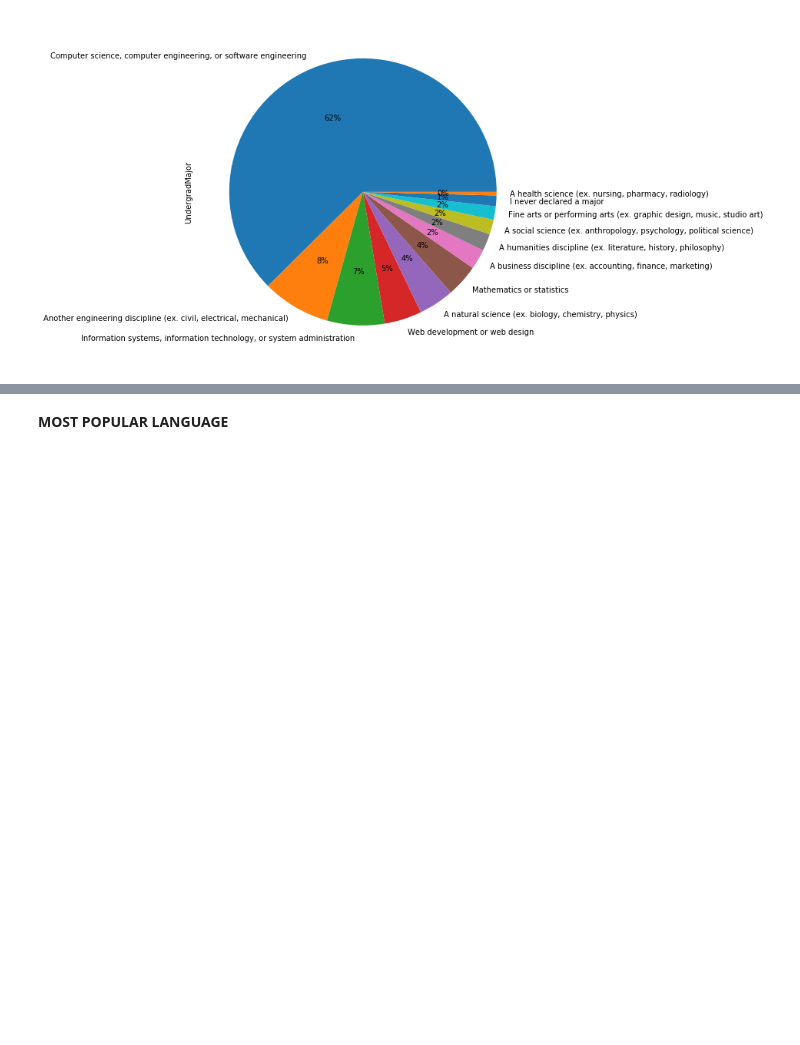
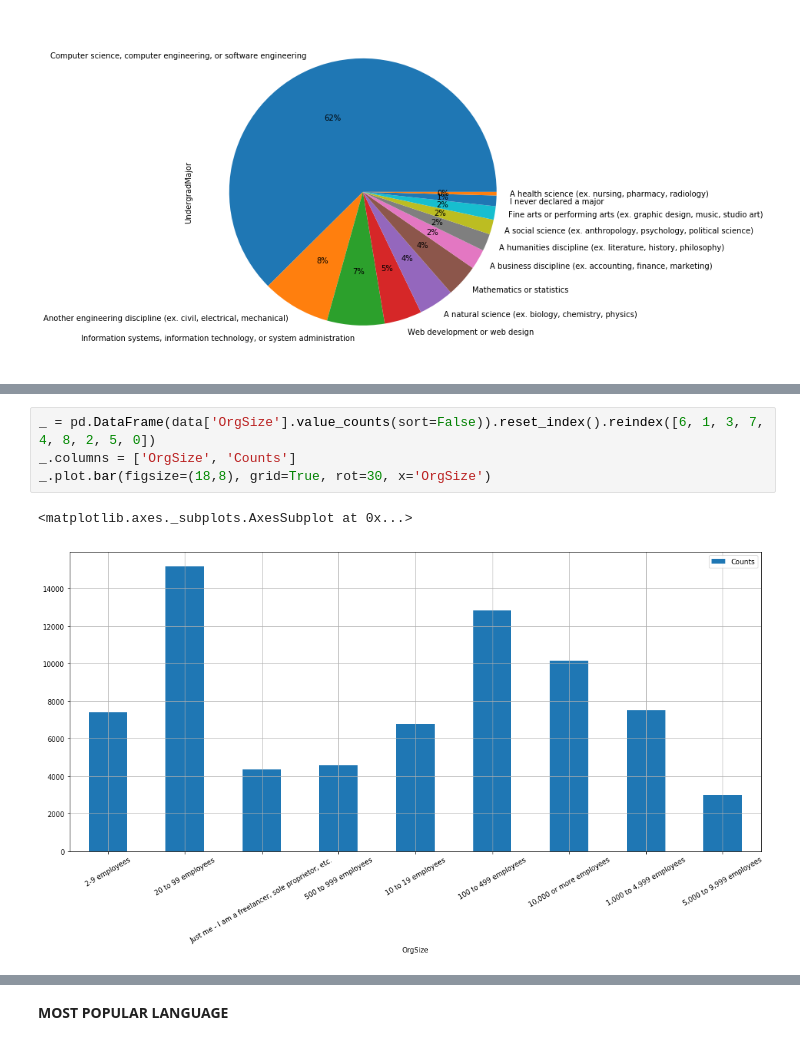
Before and after one commit to Ritvik19/Data-Tales, a Jupyter notebook: Stack-Overflow-Developer-Survey-2019/Analysis.ipynb, the cells around one changed output, grey strips where cells are left out. Drawn from its saved outputs; the diff is of its cells as text; blank space fills up the shorter version.

```diff
--- a/Stack-Overflow-Developer-Survey-2019/Analysis.ipynb
+++ b/Stack-Overflow-Developer-Survey-2019/Analysis.ipynb
@@ -261,0 +273,7 @@ data['UndergradMajor'].value_counts().plot.pie(figsize=(8,8), autopct='%1.0f%%')
+# %%
+_ = pd.DataFrame(data['OrgSize'].value_counts(sort=False)).reset_index().reindex([6, 1, 3, 7, 4, 8, 2, 5, 0])
+_.columns = ['OrgSize', 'Counts']
+_.plot.bar(figsize=(18,8), grid=True, rot=30, x='OrgSize')
+# %% [output]
+<matplotlib.axes._subplots.AxesSubplot at 0x...>
+[figure, added]
```
Also changed, not shown: parts of 19 cells of this notebook.
